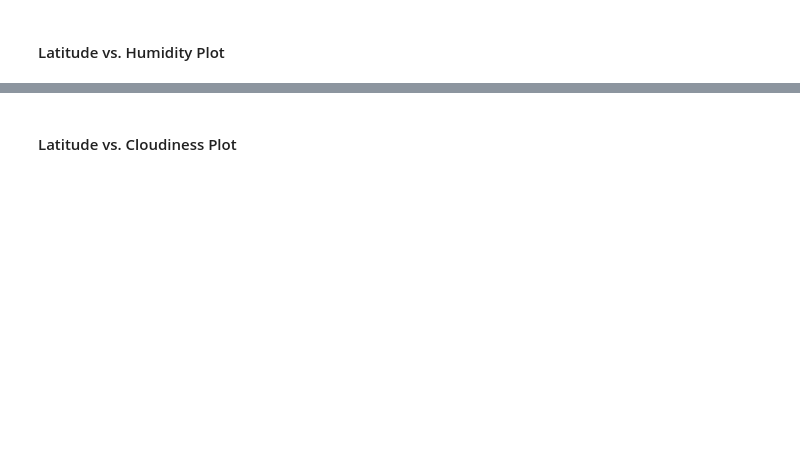
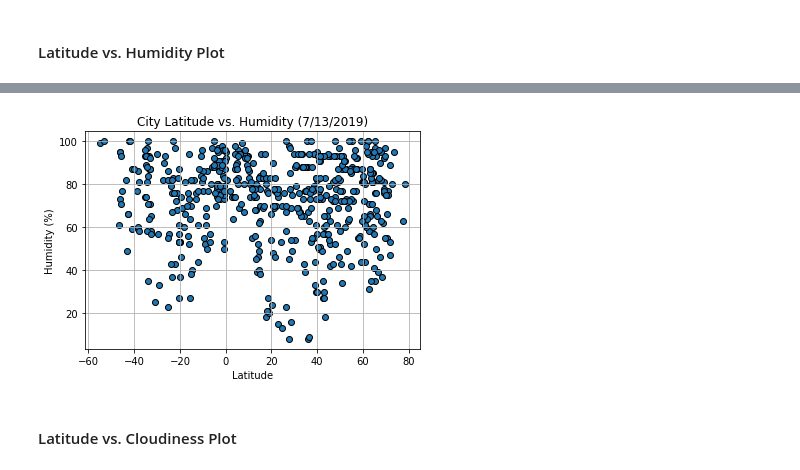
Before and after one commit to Alyrei/homework-6, a Jupyter notebook: WeatherPy.ipynb, the cells around one changed output, grey strips where cells are left out. Saved outputs shown, nothing was run; the diff lists cells and outputs as text; code cells hidden in the pictures; blank space fills up the shorter version.

```diff
--- a/WeatherPy.ipynb
+++ b/WeatherPy.ipynb
@@ -114,2 +176,19 @@ dtype: int64
+# %%
+# Scatter plot for each data type
+plt.scatter(df["Lat"], df["Humidity"], marker="o", edgecolors="black")
+
+# Graph properties
+plt.title("City Latitude vs. Humidity (7/13/2019)")
+plt.ylabel("Humidity (%)")
+plt.xlabel("Latitude")
+plt.grid(True)
+
+# Save the figure
+plt.savefig("./images/HumidityVsLat.png")
+
+# Show plot
+plt.show()
+# %% [output]
+[figure, added]
 # %% [markdown]
 #### Latitude vs. Cloudiness Plot
```
Also changed, not shown: parts of 16 cells of this notebook, 5 other files.
